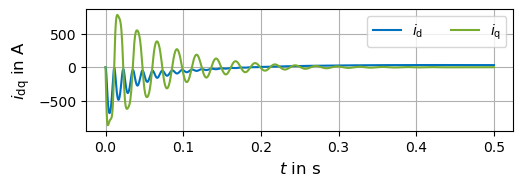
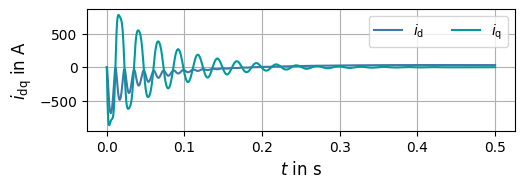
The notebook cell's code change between the first figure and the second:
--- before
+++ after
@@ -3,6 +3,6 @@
 ## i_dq
 fig1, axs1 = plt.subplots(1, 1, figsize=(14 * cm, 4 * cm))
-axs1.plot(t, i_d, label=r"$i_{\mathrm{d}}$", color=blue)
-axs1.plot(t, i_q, label=r"$i_{\mathrm{q}}$", color=green)
+axs1.plot(t, i_d, label=r"$i_{\mathrm{d}}$", color=COLORS["b"])
+axs1.plot(t, i_q, label=r"$i_{\mathrm{q}}$", color=COLORS["g"])
 axs1.legend(loc="upper right", ncols=2)
 axs1.grid(True)
@@ -12,5 +12,5 @@
 ## i_f
 fig2, axs2 = plt.subplots(1, 1, figsize=(14 * cm, 4 * cm))
-axs2.plot(t, i_f, label=r"$i_{\mathrm{f}}$", color=red)
+axs2.plot(t, i_f, label=r"$i_{\mathrm{f}}$", color=COLORS["r"])
 axs2.legend(loc="best", ncols=2)
 axs2.grid(True)
@@ -20,5 +20,5 @@
 # omega
 fig4, axs4 = plt.subplots(1, 1, figsize=(14 * cm, 4 * cm))
-axs4.plot(t, omega, label=r"$\omega_{\mathrm{r,el}}$", color=purple)
+axs4.plot(t, omega, label=r"$\omega_{\mathrm{r,el}}$", color=COLORS["m"])
 axs4.grid(True)
 axs4.legend(loc="best", ncols=2)
@@ -29,5 +29,5 @@
 # torque
 fig6, axs6 = plt.subplots(1, 1, figsize=(14 * cm, 4 * cm))
-axs6.plot(t, T, label=r"$T$", color=lblue)
+axs6.plot(t, T, label=r"$T$", color='k')
 axs6.grid(True)
 axs6.legend(loc="upper right", ncols=2)
@@ -38,15 +38,15 @@
 if savePlot:
     fig1.savefig(
-        "C:/Git/EMD_Course/exercise/fig/ex06/i_dq_dampingW_ode.pdf", bbox_inches="tight"
+        "../../fig/ex06/i_dq_dampingW_ode.pdf", bbox_inches="tight"
     )
     fig2.savefig(
-        "C:/Git/EMD_Course/exercise/fig/ex06/i_f_dampingW_ode.pdf", bbox_inches="tight"
+        "../../fig/ex06/i_f_dampingW_ode.pdf", bbox_inches="tight"
     )
     fig4.savefig(
-        "C:/Git/EMD_Course/exercise/fig/ex06/omega_r_el_dampingW_ode.pdf",
+        "../../fig/ex06/omega_r_el_dampingW_ode.pdf",
         bbox_inches="tight",
     )
     fig6.savefig(
-        "C:/Git/EMD_Course/exercise/fig/ex06/T_dampingW_ode.pdf", bbox_inches="tight"
+        "../../fig/ex06/T_dampingW_ode.pdf", bbox_inches="tight"
     )
 else:

Commit: updated exercise colors